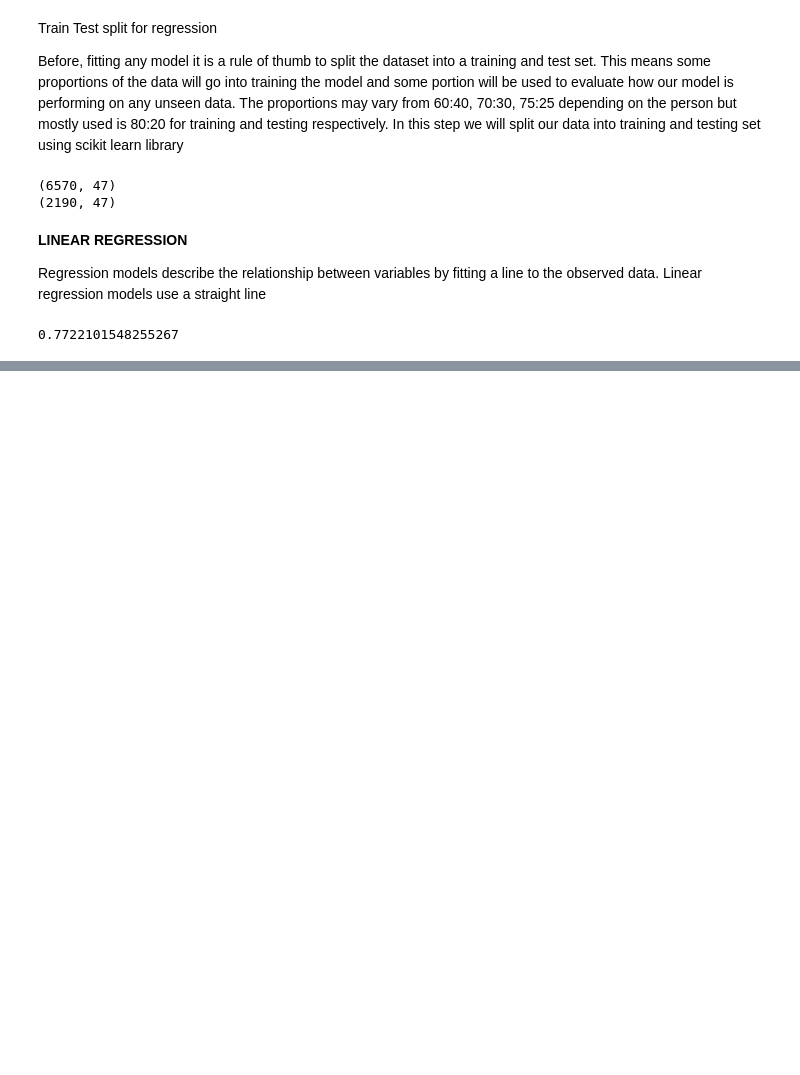
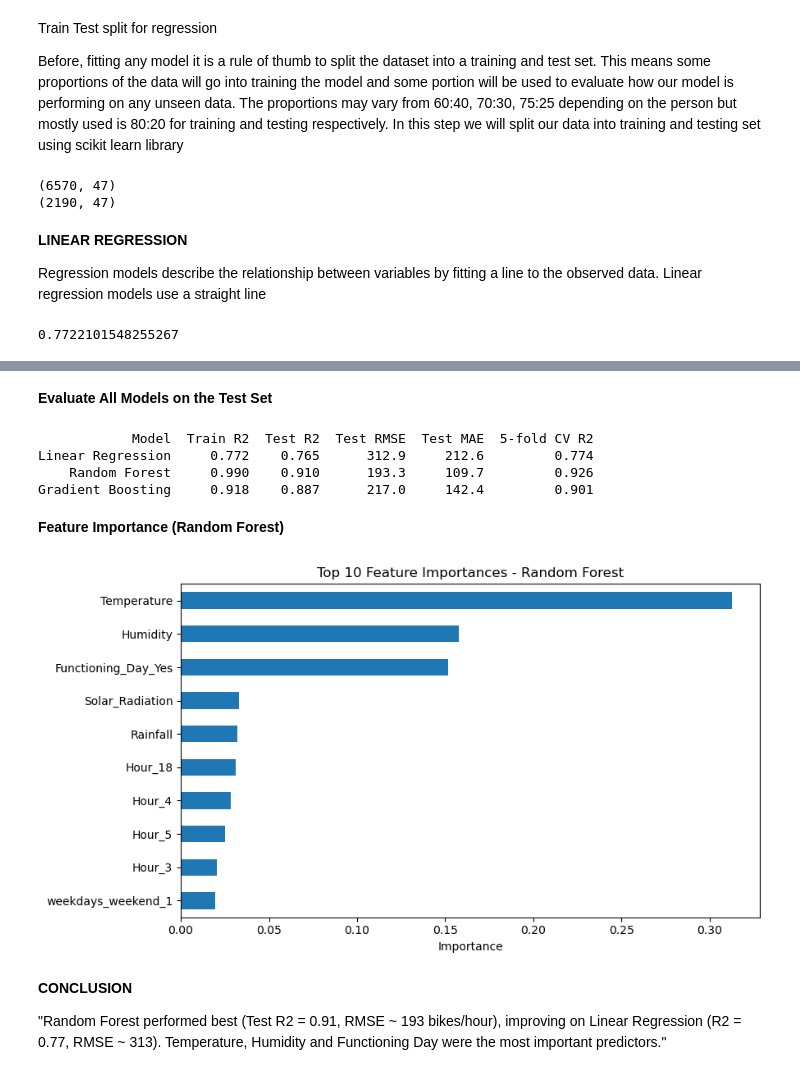
Before and after one commit to Shivanshu659/bike-sharing-demand-prediction, a Jupyter notebook: Bike_Sharing_Prediction.ipynb, the cells around one changed output, grey strips where cells are left out. Drawn from its saved outputs; the diff is of its cells as text; code cells hidden in the pictures; blank space fills up the shorter version.

Commit message:
Finalized Tested Prediction

```diff
--- a/Bike_Sharing_Prediction.ipynb
+++ b/Bike_Sharing_Prediction.ipynb
@@ -777,2 +769,57 @@ MAE : 4.474024092996789
 R2 : 0.7722101548255267
 Adjusted R2 : 0.7672119649454145
+# %% [markdown]
+**Evaluate All Models on the Test Set**
+# %%
+models = {
+    "Linear Regression": LinearRegression(),
+    "Random Forest": RandomForestRegressor(n_estimators=200, random_state=0, n_jobs=-1),
+    "Gradient Boosting": GradientBoostingRegressor(n_estimators=200, random_state=0),
+}
+
+kf = KFold(n_splits=5, shuffle=True, random_state=0)
+rows = []
+for name, m in models.items():
+    m.fit(X_train, y_train)
+    pred_sqrt = m.predict(X_test)
+
+    # back-transform: square to get real bike counts
+    actual = y_test ** 2
+    pred = np.clip(pred_sqrt, 0, None) ** 2
+
+    cv = cross_val_score(m, X, y, cv=kf, scoring="r2")
+    rows.append({
+        "Model": name,
+        "Train R2": round(r2_score(y_train, m.predict(X_train)), 3),
+        "Test R2": round(r2_score(actual, pred), 3),
+        "Test RMSE": round(np.sqrt(mean_squared_error(actual, pred)), 1),
+        "Test MAE": round(mean_absolute_error(actual, pred), 1),
+        "5-fold CV R2": round(cv.mean(), 3),
+    })
+
+results = pd.DataFrame(rows)
+print(results.to_string(index=False))
+# %% [output]
+            Model  Train R2  Test R2  Test RMSE  Test MAE  5-fold CV R2
+Linear Regression     0.772    0.765      312.9     212.6         0.774
+    Random Forest     0.990    0.910      193.3     109.7         0.926
+Gradient Boosting     0.918    0.887      217.0     142.4         0.901
+# %% [markdown]
+**Feature Importance (Random Forest)**
+# %%
+rf = models["Random Forest"]
+imp = pd.Series(rf.feature_importances_, index=X.columns).sort_values(ascending=False).head(10)
+plt.figure(figsize=(9, 5))
+imp[::-1].plot(kind="barh")
+plt.title("Top 10 Feature Importances - Random Forest")
+plt.xlabel("Importance")
+plt.tight_layout()
+plt.show()
+# %% [output]
+[figure, added]
+# %% [markdown]
+**CONCLUSION**
+
+"Random Forest performed best (Test R2 = 0.91, RMSE ~ 193 bikes/hour),
+improving on Linear Regression (R2 = 0.77, RMSE ~ 313). Temperature,
+Humidity and Functioning Day were the most important predictors."
```
Also changed, not shown: parts of 21 cells of this notebook.
